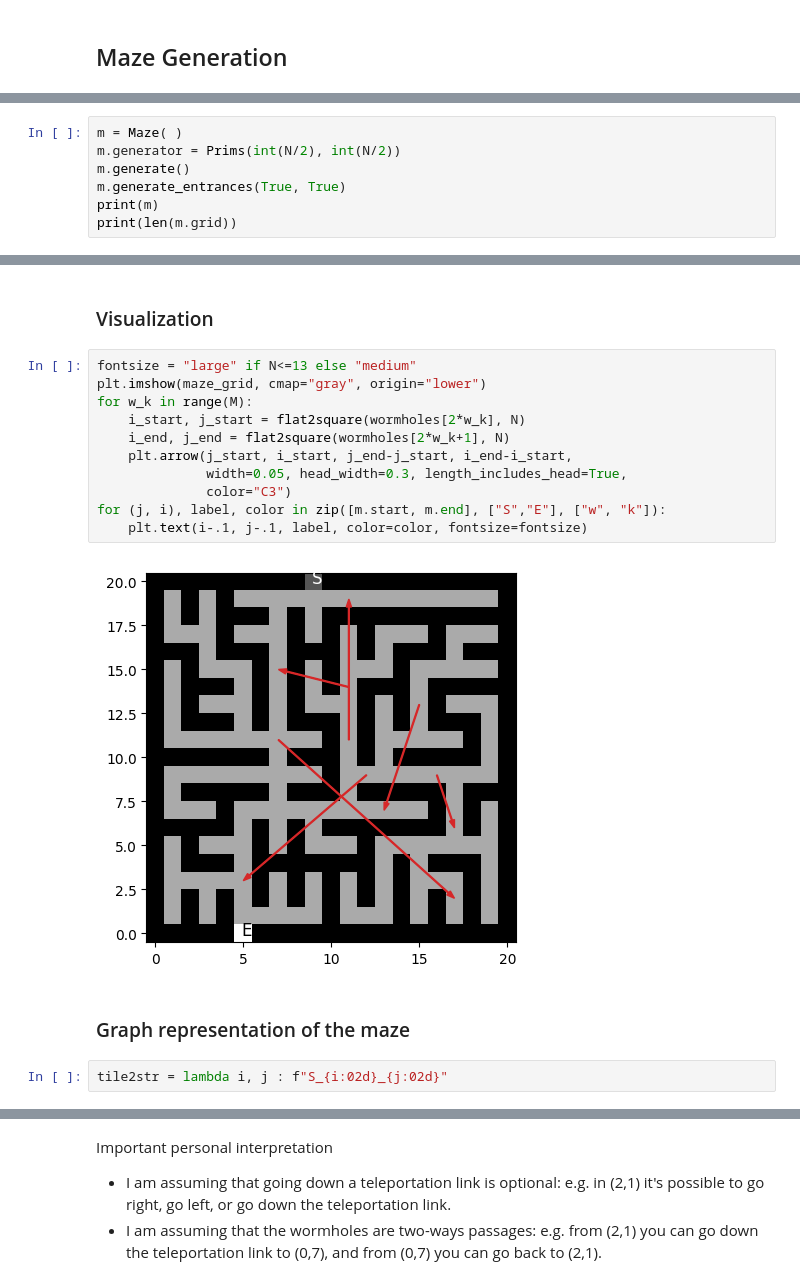
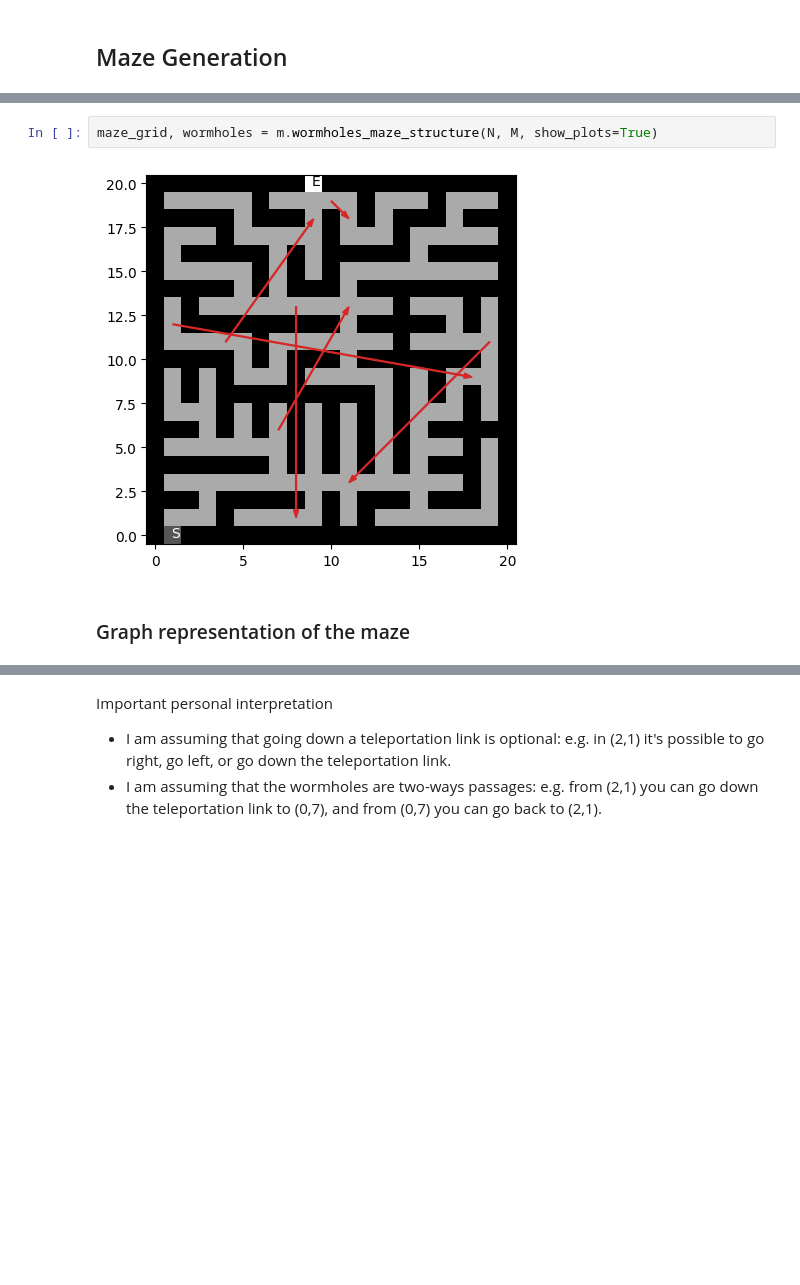
Before and after one commit to 0xInfty/TeleportationMaze, a Jupyter notebook: RandomMazeAStar.ipynb, the cells around one changed output, grey strips where cells are left out. Cells and saved outputs as stored; diff of their text form; blank space fills up the shorter version.

```diff
--- a/RandomMazeAStar.ipynb
+++ b/RandomMazeAStar.ipynb
@@ -51,7 +47,0 @@ assert N % 2 == 1, "N needs to be an odd number"
-# %%
-m = Maze( )
-m.generator = Prims(int(N/2), int(N/2))
-m.generate()
-m.generate_entrances(True, True)
-print(m)
-print(len(m.grid))
@@ -231,19 +48,6 @@ wormholes
-# %% [markdown]
-### Visualization
-# %%
-fontsize = "large" if N<=13 else "medium"
-plt.imshow(maze_grid, cmap="gray", origin="lower")
-for w_k in range(M):
-    i_start, j_start = flat2square(wormholes[2*w_k], N)
-    i_end, j_end = flat2square(wormholes[2*w_k+1], N)
-    plt.arrow(j_start, i_start, j_end-j_start, i_end-i_start,
-              width=0.05, head_width=0.3, length_includes_head=True,
-              color="C3")
-for (j, i), label, color in zip([m.start, m.end], ["S","E"], ["w", "k"]):
-    plt.text(i-.1, j-.1, label, color=color, fontsize=fontsize)
-# %% [output]
-[figure, removed]
+# %%
+maze_grid, wormholes = m.wormholes_maze_structure(N, M, show_plots=True)
+# %% [output]
+[figure, added]
 # %% [markdown]
 ### Graph representation of the maze
-# %%
-tile2str = lambda i, j : f"S_{i:02d}_{j:02d}"
```
Also changed, not shown: parts of 68 cells of this notebook.
